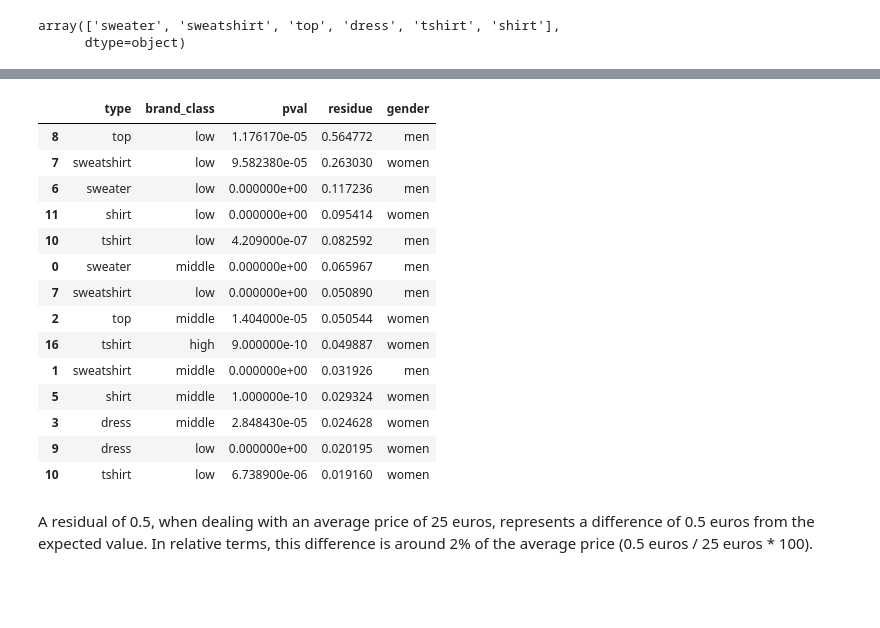
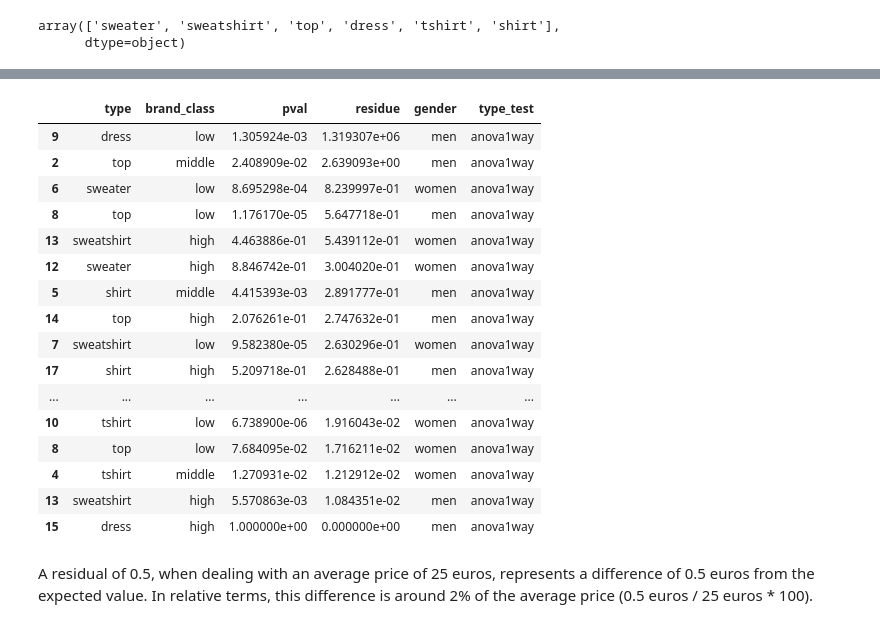
Before and after one commit to maluque/COLOURS_in_NUMBERS, a Jupyter notebook: notebooks/7.clothes_INFSTATS.ipynb, the cells around one changed output, grey strips where cells are left out. Saved outputs shown, nothing was run; the diff lists cells and outputs as text; code cells hidden in the pictures; blank space fills up the shorter version.

```diff
--- a/notebooks/7.clothes_INFSTATS.ipynb
+++ b/notebooks/7.clothes_INFSTATS.ipynb
@@ -518,4 +587,4 @@ for cla in classes_list:
         except:
             anova_res.loc[len(anova_res)] =[typ, cla, 1, 0]
 
-wo_sign_anova=anova_res[anova_res["pval"]<0.0001].sort_values("pval")
+wo_sign_anova=anova_res[anova_res["pval"]<2].sort_values("pval")
@@ -556,9 +613,11 @@ for cla in classes_list:
             anova_res.loc[len(anova_res)] =[typ, cla, 1, 0]
 
 
-me_sign_anova=anova_res[anova_res["pval"]<0.0001].sort_values("pval")
+me_sign_anova=anova_res[anova_res["pval"]<2].sort_values("pval")
 # %%
 me_sign_anova["gender"]="men"
 wo_sign_anova["gender"]="women"
 
 sign_anova=pd.concat([me_sign_anova, wo_sign_anova], axis=0)
+sign_anova["type_test"]="anova1way"
+typdiff_anova1w=sign_anova
@@ -570,22 +635,24 @@ array(['sweater', 'sweatshirt', 'tshirt', 'top', 'dress', 'shirt'],
 # %%
-sign_anova=sign_anova.sort_values("residue", ascending=False)
-sign_anova
+typdiff_anova1w=typdiff_anova1w.sort_values("residue", ascending=False)
+typdiff_anova1w
 # %% [output]
-|  | type | brand_class | pval | residue | gender |
-| 8 | top | low | 1.176170e-05 | 0.564772 | men |
-| 7 | sweatshirt | low | 9.582380e-05 | 0.263030 | women |
-| 6 | sweater | low | 0.000000e+00 | 0.117236 | men |
-| 11 | shirt | low | 0.000000e+00 | 0.095414 | women |
-| 10 | tshirt | low | 4.209000e-07 | 0.082592 | men |
-| 0 | sweater | middle | 0.000000e+00 | 0.065967 | men |
-| 7 | sweatshirt | low | 0.000000e+00 | 0.050890 | men |
-| 2 | top | middle | 1.404000e-05 | 0.050544 | women |
-| 16 | tshirt | high | 9.000000e-10 | 0.049887 | women |
-| 1 | sweatshirt | middle | 0.000000e+00 | 0.031926 | men |
-| 5 | shirt | middle | 1.000000e-10 | 0.029324 | women |
-| 3 | dress | middle | 2.848430e-05 | 0.024628 | women |
-| 9 | dress | low | 0.000000e+00 | 0.020195 | women |
-| 10 | tshirt | low | 6.738900e-06 | 0.019160 | women |
+|  | type | brand_class | pval | residue | gender | type_test |
+| 9 | dress | low | 1.305924e-03 | 1.319307e+06 | men | anova1way |
+| 2 | top | middle | 2.408909e-02 | 2.639093e+00 | men | anova1way |
+| 6 | sweater | low | 8.695298e-04 | 8.239997e-01 | women | anova1way |
+| 8 | top | low | 1.176170e-05 | 5.647718e-01 | men | anova1way |
+| 13 | sweatshirt | high | 4.463886e-01 | 5.439112e-01 | women | anova1way |
+| 12 | sweater | high | 8.846742e-01 | 3.004020e-01 | women | anova1way |
+| 5 | shirt | middle | 4.415393e-03 | 2.891777e-01 | men | anova1way |
+| 14 | top | high | 2.076261e-01 | 2.747632e-01 | men | anova1way |
+| 7 | sweatshirt | low | 9.582380e-05 | 2.630296e-01 | women | anova1way |
+| 17 | shirt | high | 5.209718e-01 | 2.628488e-01 | men | anova1way |
+| ... | ... | ... | ... | ... | ... | ... |
+| 10 | tshirt | low | 6.738900e-06 | 1.916043e-02 | women | anova1way |
+| 8 | top | low | 7.684095e-02 | 1.716211e-02 | women | anova1way |
+| 4 | tshirt | middle | 1.270931e-02 | 1.212912e-02 | women | anova1way |
+| 13 | sweatshirt | high | 5.570863e-03 | 1.084351e-02 | men | anova1way |
+| 15 | dress | high | 1.000000e+00 | 0.000000e+00 | men | anova1way |
 # %% [markdown]
 A residual of 0.5, when dealing with an average price of 25 euros, represents a difference of 0.5 euros from the expected value. In relative terms, this difference is around 2% of the average price (0.5 euros / 25 euros * 100).
 # %% [markdown]
```
Also changed, not shown: parts of 26 cells of this notebook, 21 other files.
